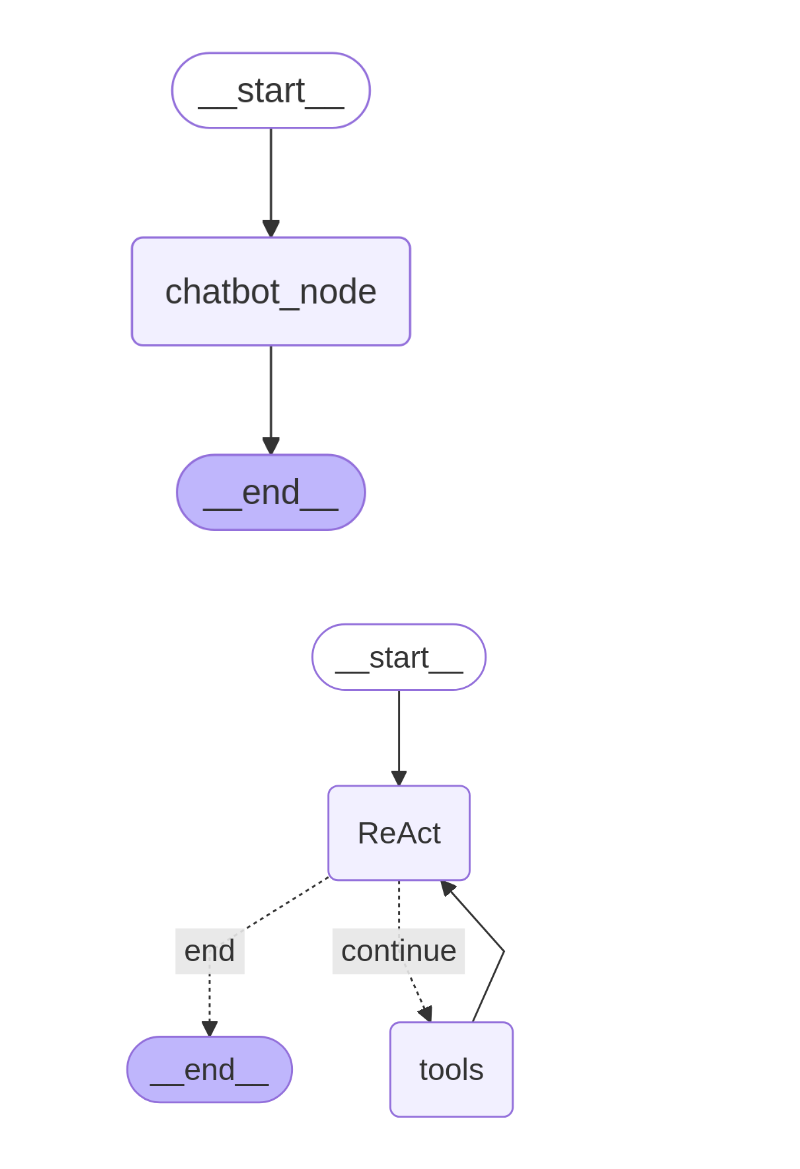
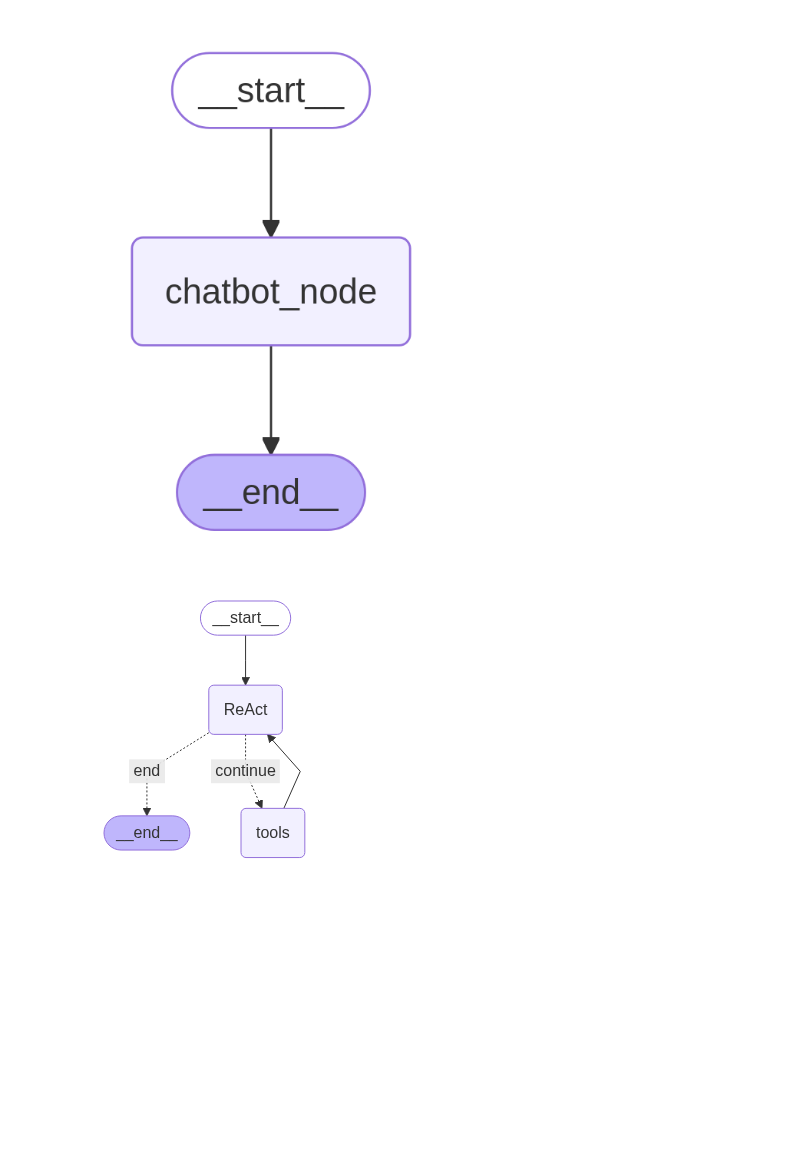
Before and after one commit to yasirgunes/langgraph-crash-course, a Jupyter notebook: slide.ipynb, the cells around one changed output. Cells and saved outputs as stored; diff of their text form; code cells hidden in the pictures; blank space fills up the shorter version.

```diff
--- a/slide.ipynb
+++ b/slide.ipynb
@@ -286,9 +286,10 @@ brave_search = BraveSearch.from_api_key(
 
 tools = [python_repl, brave_search]
 
-model = init_chat_model("gemini-2.5-flash", model_provider="google_genai")
+model = init_chat_model("gemini-2.5-pro", model_provider="google_genai")
 model = model.bind_tools(tools)  # Bind the tools to the model
 
+# The ReAct node's function that will be called by the graph which invokes the model with the system prompt and user messages.
 def model_call(state: AgentState) -> AgentState:
     current_date = datetime.now().strftime("%Y-%m-%d %H:%M:%S")
     system_prompt = SystemMessage(content=
@@ -314,39 +315,42 @@ def model_call(state: AgentState) -> AgentState:
     response = model.invoke([system_prompt] + state["messages"])
     return {"messages": [response]}
 
+# The 'tools' Node's function that checks if the conversation should continue or end.
 def should_continue(state: AgentState):
     messages = state["messages"]
     last_message = messages[-1]
     if not last_message.tool_calls:
         return "end"
     else:
         return "continue"
 
 # Build the graph
 graph = StateGraph(AgentState)
 graph.add_node("ReAct", model_call)
 
 tool_node = ToolNode(tools=tools)
 graph.add_node("tools", tool_node)
 
 graph.set_entry_point("ReAct")
 
 graph.add_conditional_edges(
     "ReAct",
     should_continue,
     {
         "continue": "tools",
         "end": END,
     },
 )
 
 graph.add_edge("tools", "ReAct")
 
 app = graph.compile()
 
-show_graph(app)
+from IPython.display import Image, display
+
+display(Image(app.get_graph().draw_mermaid_png()))
 # %% [output]
-[figure, old version]
+[figure, new version]
 # %%
 
 def print_stream(stream):
```
Also changed, not shown: parts of 3 cells of this notebook, 5 other files.
